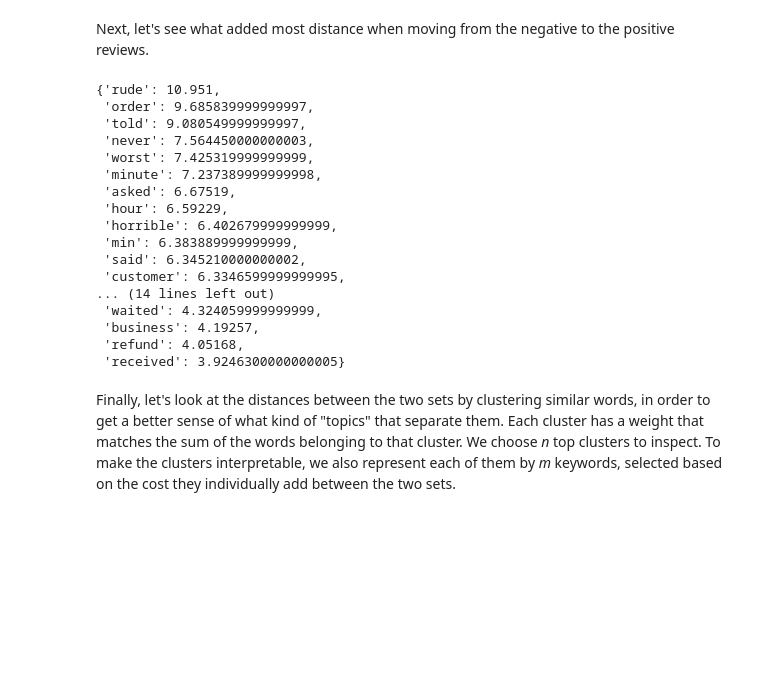
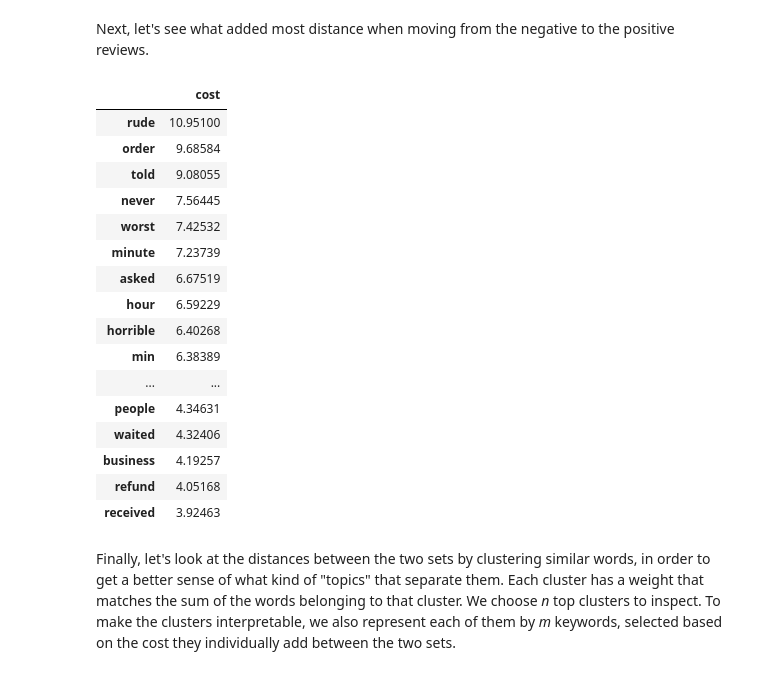
Before and after one commit to maybemkl/wmdecompose, a Jupyter notebook: notebooks/Yelp_example.ipynb, the cells around one changed output. Drawn from its saved outputs; the diff is of its cells as text; code cells hidden in the pictures; blank space fills up the shorter version.

```diff
--- a/notebooks/Yelp_example.ipynb
+++ b/notebooks/Yelp_example.ipynb
@@ -943,25 +948,27 @@ Now, let's sort the distances of the words that created the most distance from t
 # %% [markdown]
 Next, let's see what added most distance when moving from the negative to the positive reviews.
 # %%
-{k: v for k, v in sorted(wmd_pairs_flow.wc_X2_diff.items(), key=lambda item: item[1], reverse=True)[:30]}
+top_words_x2 = {k: v for k, v in sorted(wmd_pairs_flow.wc_X2_diff.items(), key=lambda item: item[1], reverse=True)[:30]}
+top_words_x2_df = pd.DataFrame.from_dict(top_words_x2, orient='index', columns = ["cost"])
+top_words_x2_df
 # %% [output]
-{'rude': 10.951,
- 'order': 9.685839999999997,
- 'told': 9.080549999999997,
- 'never': 7.564450000000003,
- 'worst': 7.425319999999999,
- 'minute': 7.237389999999998,
- 'asked': 6.67519,
- 'hour': 6.59229,
- 'horrible': 6.402679999999999,
- 'min': 6.383889999999999,
- 'said': 6.345210000000002,
- 'customer': 6.3346599999999995,
-... (14 lines left out)
- 'waited': 4.324059999999999,
- 'business': 4.19257,
- 'refund': 4.05168,
- 'received': 3.9246300000000005}
+|  | cost |
+| rude | 10.95100 |
+| order | 9.68584 |
+| told | 9.08055 |
+| never | 7.56445 |
+| worst | 7.42532 |
+| minute | 7.23739 |
+| asked | 6.67519 |
+| hour | 6.59229 |
+| horrible | 6.40268 |
+| min | 6.38389 |
+| ... | ... |
+| people | 4.34631 |
+| waited | 4.32406 |
+| business | 4.19257 |
+| refund | 4.05168 |
+| received | 3.92463 |
 # %% [markdown]
 Finally, let's look at the distances between the two sets by clustering similar words, in order to get a better sense of what kind of "topics" that separate them. Each cluster has a weight that matches the sum of the words belonging to that cluster. We choose *n* top clusters to inspect. To make the clusters interpretable, we also represent each of them by *m* keywords, selected based on the cost they individually add between the two sets.
 # %%
```
Also changed, not shown: parts of 4 cells of this notebook.
